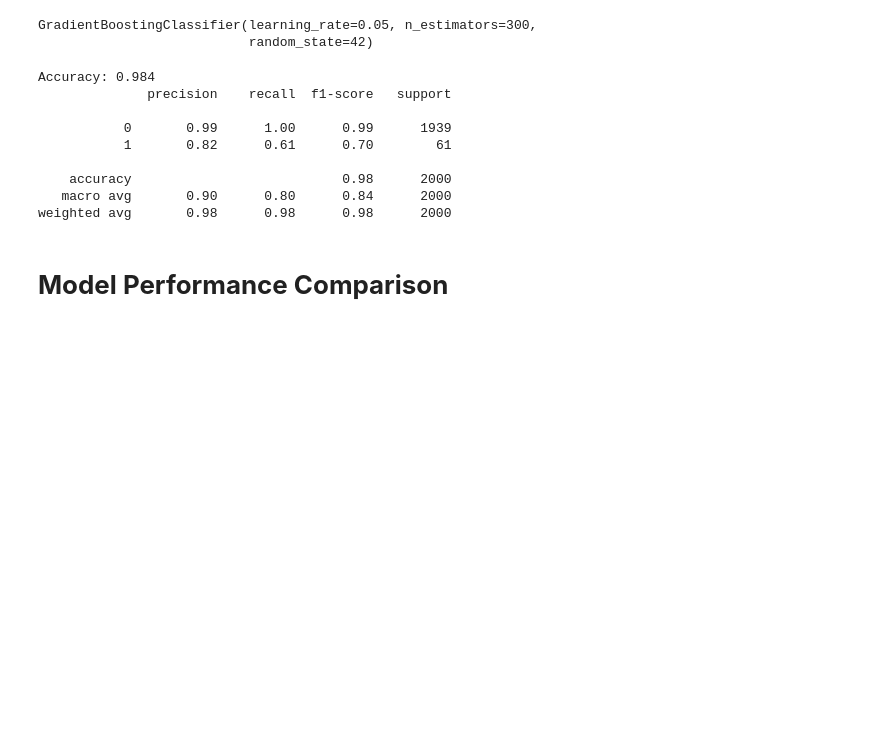
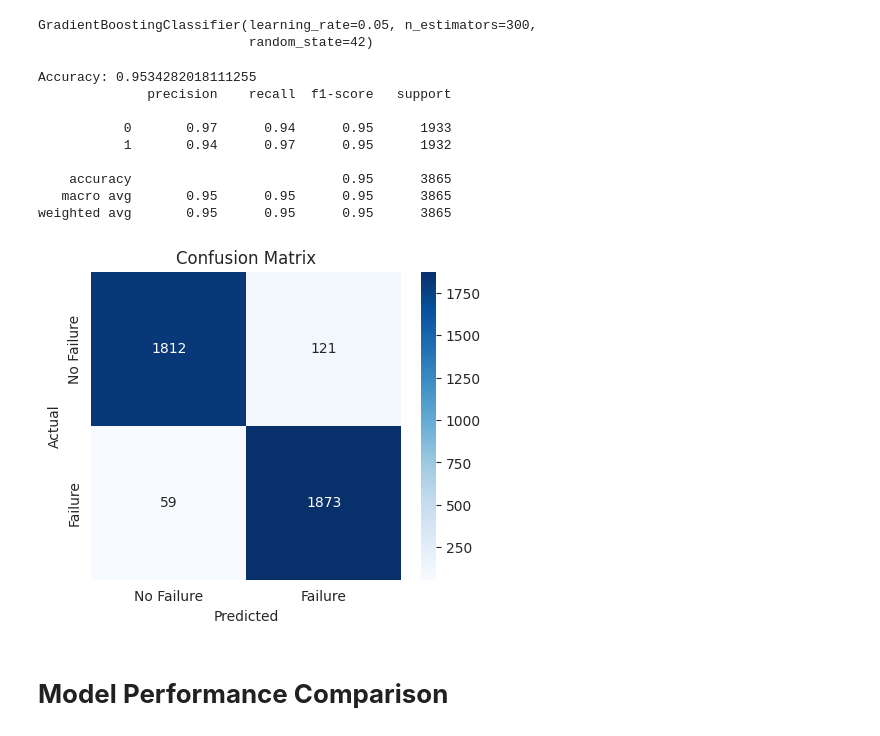
Before and after one commit to mayowaawo/Machine-Learning-Group-Project, a Jupyter notebook: KNN_Gradient_FInal_Project.ipynb, the cells around one changed output. Drawn from its saved outputs; the diff is of its cells as text; code cells hidden in the pictures; blank space fills up the shorter version.

```diff
--- a/KNN_Gradient_FInal_Project.ipynb
+++ b/KNN_Gradient_FInal_Project.ipynb
@@ -99,22 +111,32 @@ gbm.fit(X_train_scaled, y_train)
 # %% [output]
 GradientBoostingClassifier(learning_rate=0.05, n_estimators=300,
                            random_state=42)
-# %%
-#Gradient boost prediction
-y_pred = gbm.predict(X_test_scaled)
-
-print("Accuracy:", accuracy_score(y_test, y_pred))
-print(classification_report(y_test, y_pred))
-# %% [output]
-Accuracy: 0.984
-              precision    recall  f1-score   support
-
-           0       0.99      1.00      0.99      1939
-           1       0.82      0.61      0.70        61
-
-    accuracy                           0.98      2000
-   macro avg       0.90      0.80      0.84      2000
-weighted avg       0.98      0.98      0.98      2000
+# %%
+#Gradient boost prediction
+y_pred = gbm.predict(X_test)
+
+print("Accuracy:", accuracy_score(y_test, y_pred))
+print(classification_report(y_test, y_pred))
+
+# Confusion Matrix
+cm = confusion_matrix(y_test, y_pred)
+plt.figure(figsize=(5,4))
+sns.heatmap(cm, annot=True, fmt='d', cmap='Blues', xticklabels=['No Failure', 'Failure'], yticklabels=['No Failure', 'Failure'])
+plt.xlabel('Predicted')
+plt.ylabel('Actual')
+plt.title('Confusion Matrix')
+plt.show()
+# %% [output]
+Accuracy: 0.9534282018111255
+              precision    recall  f1-score   support
+
+           0       0.97      0.94      0.95      1933
+           1       0.94      0.97      0.95      1932
+
+    accuracy                           0.95      3865
+   macro avg       0.95      0.95      0.95      3865
+weighted avg       0.95      0.95      0.95      3865
+[figure, added]
 # %% [markdown]
 # **Model Performance Comparison**
 # %%
```
Also changed, not shown: parts of 8 cells of this notebook.
